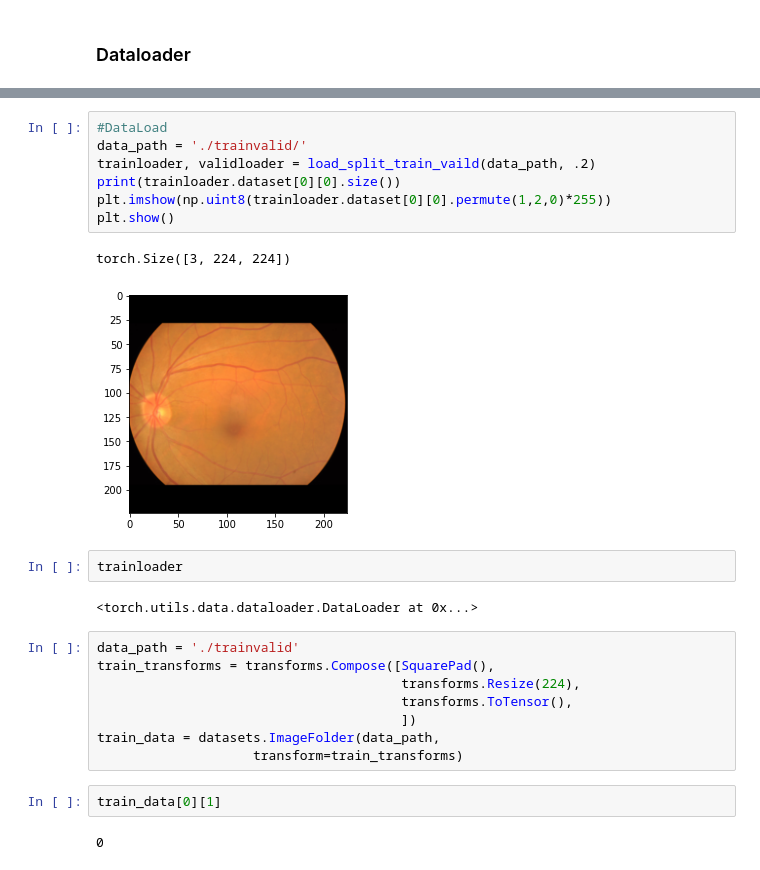
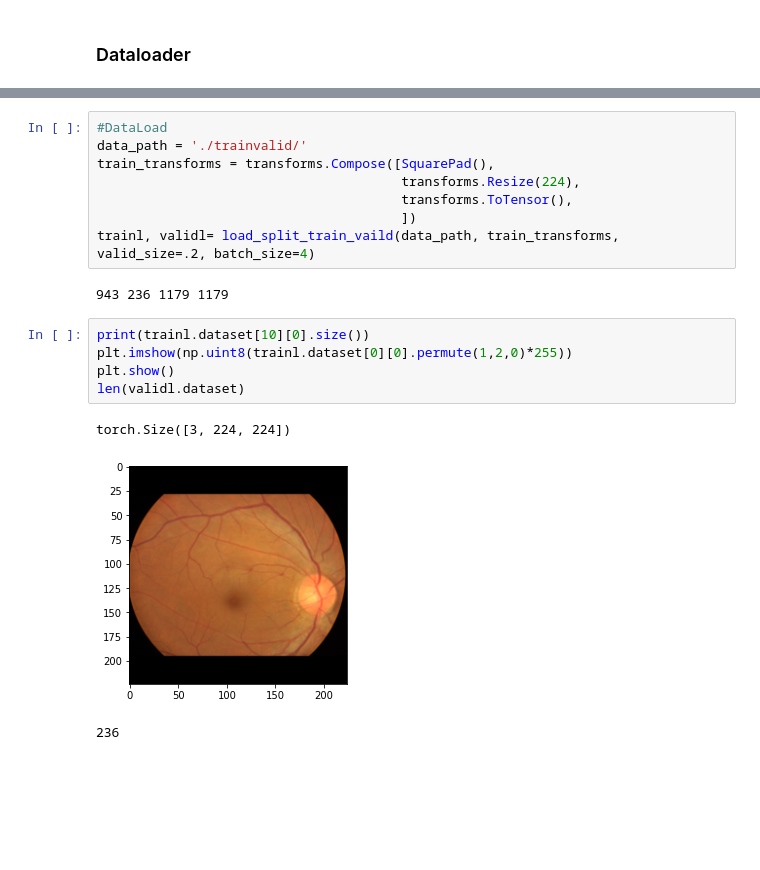
Before and after one commit to Catonpancake/AdvancedNN, a Jupyter notebook: retinatask.ipynb, the cells around one changed output, grey strips where cells are left out. Cells and saved outputs as stored; diff of their text form; blank space fills up the shorter version.

```diff
--- a/retinatask.ipynb
+++ b/retinatask.ipynb
@@ -69,26 +45,19 @@ def load_split_train_vaild(datadir, valid_size = .2):
+# %%
+#DataLoad
+data_path = './trainvalid/'
+train_transforms = transforms.Compose([SquarePad(),
+                                       transforms.Resize(224),
+                                       transforms.ToTensor(),
+                                       ])
+trainl, validl= load_split_train_vaild(data_path, train_transforms, valid_size=.2, batch_size=4)
+# %% [output]
+943 236 1179 1179
 # %%
-#DataLoad
-data_path = './trainvalid/'
-trainloader, validloader = load_split_train_vaild(data_path, .2)
-print(trainloader.dataset[0][0].size())
-plt.imshow(np.uint8(trainloader.dataset[0][0].permute(1,2,0)*255))
+print(trainl.dataset[10][0].size())
+plt.imshow(np.uint8(trainl.dataset[0][0].permute(1,2,0)*255))
 plt.show()
+len(validl.dataset)
 # %% [output]
 torch.Size([3, 224, 224])
-[figure, old version]
+[figure, new version]
+236
-# %%
-trainloader
-# %% [output]
-<torch.utils.data.dataloader.DataLoader at 0x...>
-# %%
-data_path = './trainvalid'
-train_transforms = transforms.Compose([SquarePad(),
-                                       transforms.Resize(224),
-                                       transforms.ToTensor(),
-                                       ])
-train_data = datasets.ImageFolder(data_path,
-                    transform=train_transforms)
-# %%
-train_data[0][1]
-# %% [output]
-0
```
Also changed, not shown: parts of 11 cells of this notebook, 2 other files.
